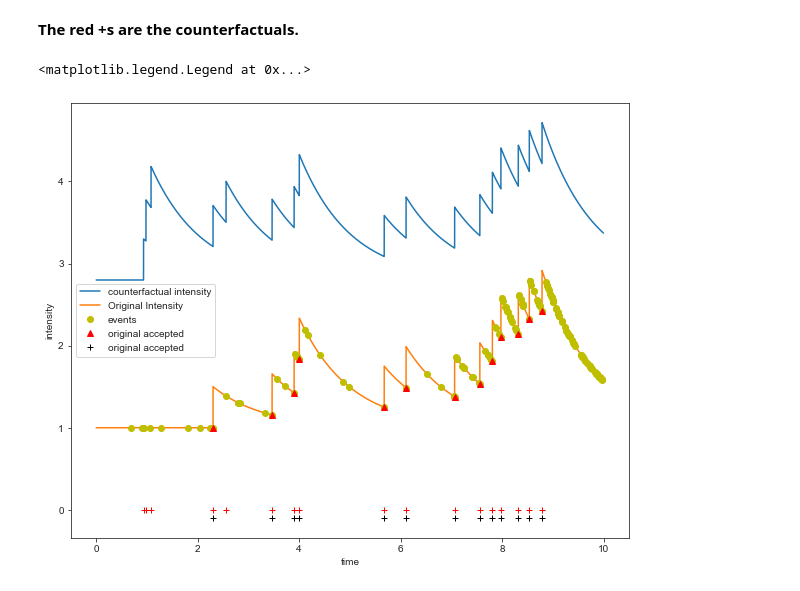
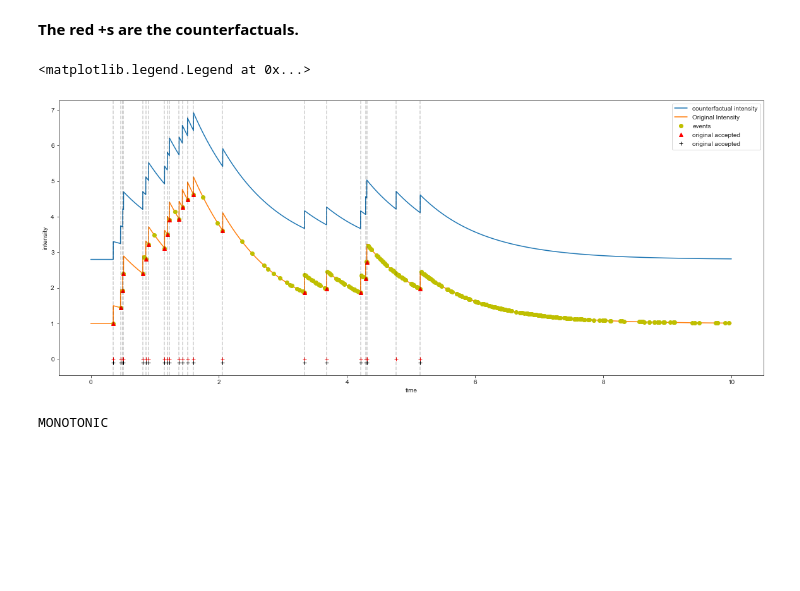
Before and after one commit to Networks-Learning/counterfactual-tpp, a Jupyter notebook: src/hawkes/hawkes.ipynb, the cells around one changed output. Saved outputs shown, nothing was run; the diff lists cells and outputs as text; code cells hidden in the pictures; blank space fills up the shorter version.

Commit message:
added monotonicity check for hawkes

```diff
--- a/src/hawkes/hawkes.ipynb
+++ b/src/hawkes/hawkes.ipynb
@@ -53,7 +53,7 @@ plt.legend()
 # %%
 # sampling from the counterfactual intensity.
-new_mu0 = 1
-new_alpha = 0.2
+new_mu0 = 2
+new_alpha = 0.1
 real_counterfactuals = sample_counterfactual_superposition(mu0, alpha, new_mu0, new_alpha, all_events, lambda_max, maxNev, w, T)
 # %% [markdown]
 **The red +s are the counterfactuals.**
@@ -64,6 +64,8 @@ plt.plot(tvec, l_t, label = 'Original Intensity')
 plt.plot(all_samples, all_lambdas, 'oy', label = 'events')
 plt.plot(sampled_events,sampled_lambdas, 'r^', label = 'original accepted')
 plt.plot(sampled_events,np.full(len(sampled_events), -0.1), 'k+', label = 'original accepted')
+for xc in real_counterfactuals:
+    plt.axvline(x=xc, color = 'k', ls = '--', alpha = 0.2)
 plt.xlabel('time')
 plt.ylabel('intensity')
 plt.legend()
@@ -155,15 +163,21 @@ print(len(real_counterfactuals))
 # %% [markdown]
 **The red +s are the counterfactuals.**
 # %%
-plt.figure(figsize=(10, 8))
+plt.figure(figsize=(20, 8))
 plotHawkes(np.array(real_counterfactuals), new_mu0, new_alpha, w, T, 10000.0, label= 'counterfactual intensity')
 plt.plot(tvec, l_t, label = 'Original Intensity')
 plt.plot(all_samples, all_lambdas, 'oy', label = 'events')
 plt.plot(tev,lambdas_original, 'r^', label = 'original accepted')
 plt.plot(tev,np.full(len(tev), -0.1), 'k+', label = 'original accepted')
+for xc in real_counterfactuals:
+    plt.axvline(x=xc, color = 'k', ls = '--', alpha = 0.2)
 plt.xlabel('time')
 plt.ylabel('intensity')
 plt.legend()
 # %% [output]
 <matplotlib.legend.Legend at 0x...>
-[figure, old version]
+[figure, new version]
+# %%
+check_monotonicity_hawkes(mu0, alpha, new_mu0, new_alpha, all_events, tev, real_counterfactuals, w)
+# %% [output]
+MONOTONIC
```
Also changed, not shown: parts of 9 cells of this notebook, 1 other file.
